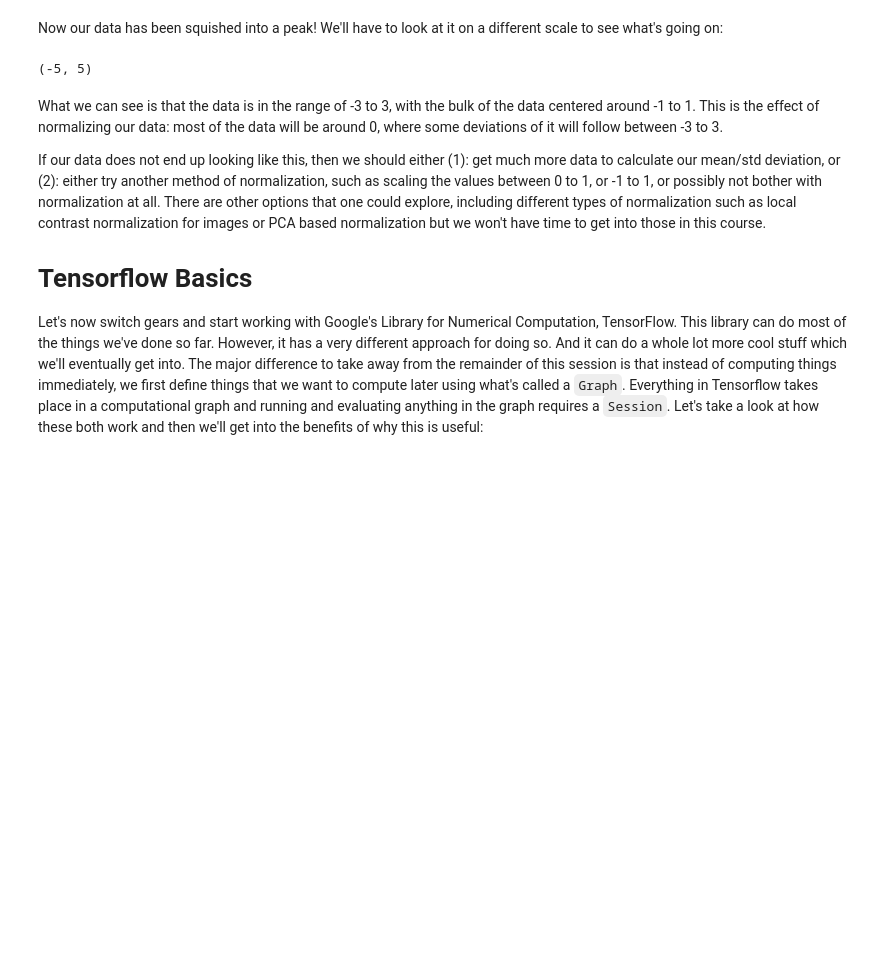
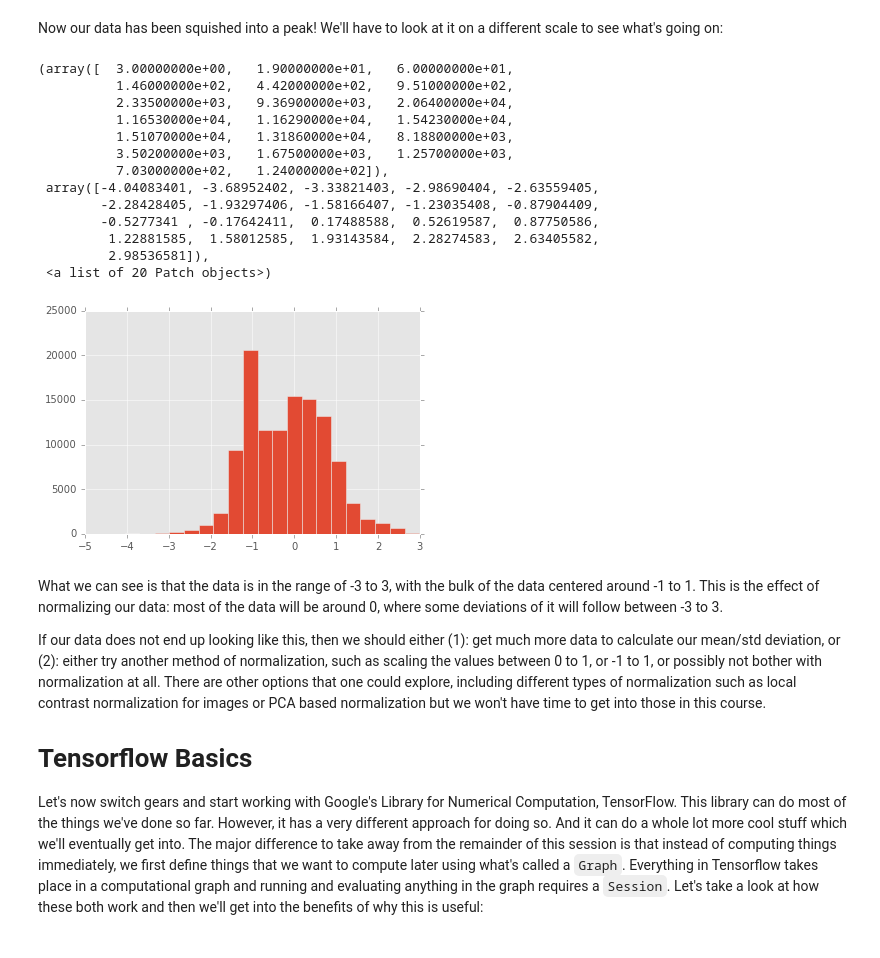
Before and after one commit to dariox2/CADL, a Jupyter notebook: session-1/lecture-1.ipynb, the cells around one changed output. Drawn from its saved outputs; the diff is of its cells as text; code cells hidden in the pictures; blank space fills up the shorter version.

```diff
--- a/session-1/lecture-1.ipynb
+++ b/session-1/lecture-1.ipynb
@@ -417,11 +399,26 @@ Now our data has been squished into a peak!  We'll have to look at it on a diffe
 # %%
 axs[2].set_xlim([-150, 150])
 axs[2].set_xlim([-100, 100])
 axs[2].set_xlim([-50, 50])
 axs[2].set_xlim([-10, 10])
 axs[2].set_xlim([-5, 5])
+#dja
+plt.hist(((data[0] - mean_img) / std_img).ravel(), bins)
 # %% [output]
-(-5, 5)
+(array([  3.00000000e+00,   1.90000000e+01,   6.00000000e+01,
+          1.46000000e+02,   4.42000000e+02,   9.51000000e+02,
+          2.33500000e+03,   9.36900000e+03,   2.06400000e+04,
+          1.16530000e+04,   1.16290000e+04,   1.54230000e+04,
+          1.51070000e+04,   1.31860000e+04,   8.18800000e+03,
+          3.50200000e+03,   1.67500000e+03,   1.25700000e+03,
+          7.03000000e+02,   1.24000000e+02]),
+ array([-4.04083401, -3.68952402, -3.33821403, -2.98690404, -2.63559405,
+        -2.28428405, -1.93297406, -1.58166407, -1.23035408, -0.87904409,
+        -0.5277341 , -0.17642411,  0.17488588,  0.52619587,  0.87750586,
+         1.22881585,  1.58012585,  1.93143584,  2.28274583,  2.63405582,
+         2.98536581]),
+ <a list of 20 Patch objects>)
+[figure, added]
 # %% [markdown]
 What we can see is that the data is in the range of -3 to 3, with the bulk of the data centered around -1 to 1.  This is the effect of normalizing our data: most of the data will be around 0, where some deviations of it will follow between -3 to 3.
 
```
Also changed, not shown: parts of 15 cells of this notebook, 8 other files.
